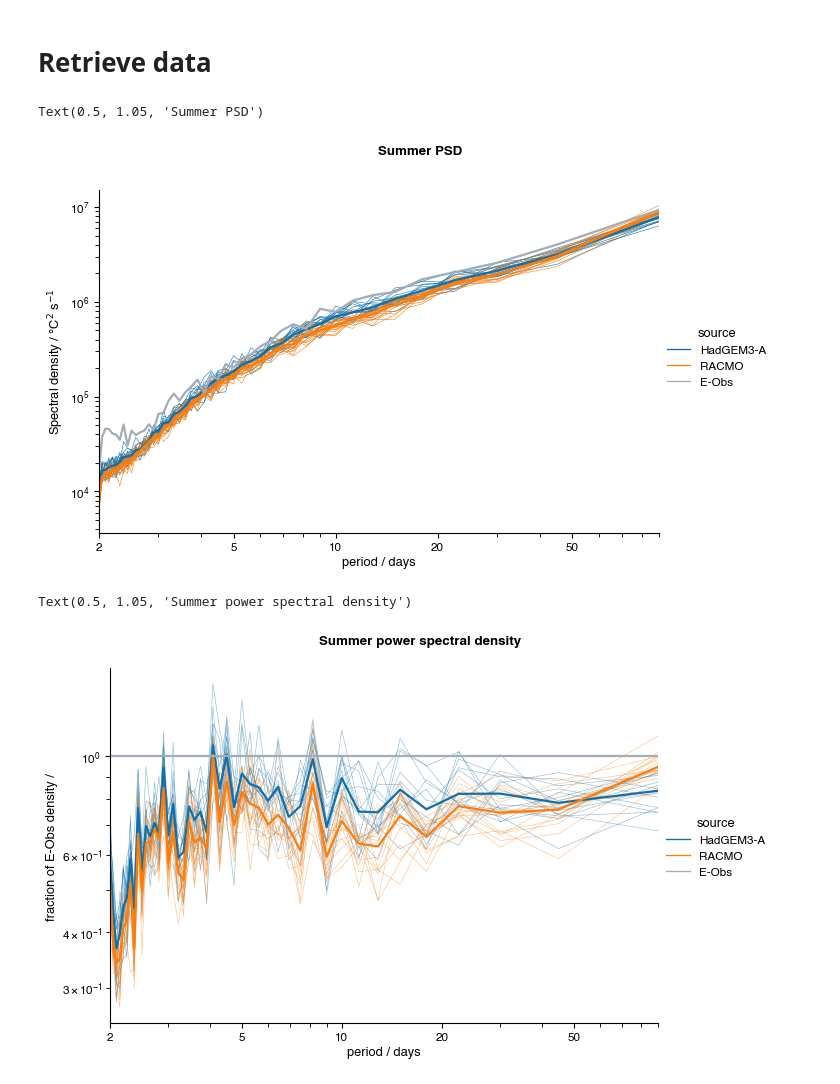
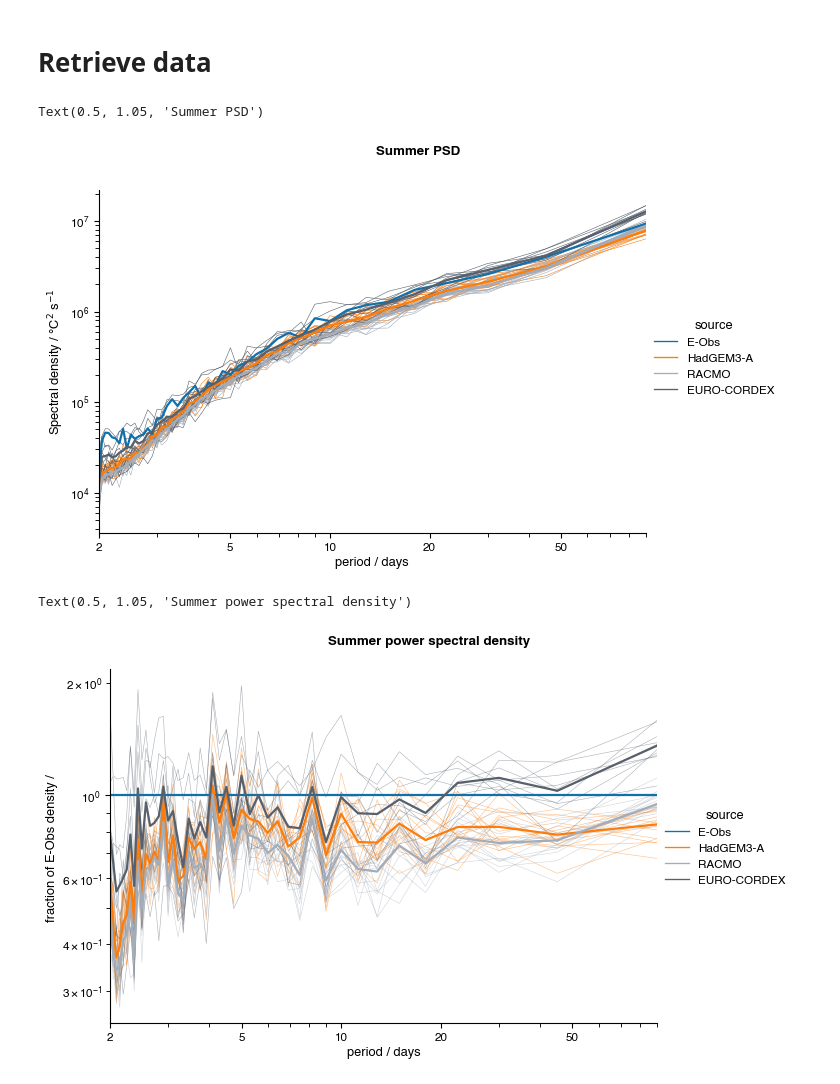
Before and after one commit to njleach/Ch1_EU-heatwave-2018, a Jupyter notebook: MultiModel-JJA-variability.ipynb, the cells around one changed output. Cells and saved outputs as stored; diff of their text form; code cells hidden in the pictures.

```diff
--- a/MultiModel-JJA-variability.ipynb
+++ b/MultiModel-JJA-variability.ipynb
@@ -142,6 +142,18 @@ def preproc_ts(ds):
 EObs = xr.open_mfdataset('/home/leachl/Documents/Attribution/BAMs_2018_Europe_summer/Reanalysis/E_Obs_BI_daily.nc',preprocess=preproc_ts).tg.to_dataframe().set_index('year',append=True).tg
 RACMO = xr.open_mfdataset('/media/leachl/TOSHIBA EXT/Nicks_Documents/Attribution_data/RACMO/TMEAN/BI_ts/MERGED.nc',preprocess=preproc_ts).t2m.to_dataframe().set_index('year',append=True).t2m
 CLIM = xr.open_mfdataset('/media/leachl/TOSHIBA EXT/Nicks_Documents/Attribution_data/soge-home/users/linc3691/HadGEM3A/BI_TMEAN_DAILY/BI_TMEAN_ENS.nc',preprocess=preproc_ts).tas.to_dataframe().set_index('year',append=True).tas
+
+## separate function to preprocess EUROCORDEX
+def preproc_ec_ts(ds):
+
+    ds = ds.copy()
+    record = int(ds.encoding['source'].split('_')[-1].split('.')[0])
+    ds = ds.expand_dims({'record':[record]}).rename(tasAdjust='t2m')
+    ds = preproc_ts(ds)
+    ds = ds.assign_coords(time=pd.to_datetime([x+'-01-01' for x in ds.time.dt.year.values.astype(str)])+pd.to_timedelta(ds.time.dt.dayofyear.values,unit='d'))
+    return ds.transpose('time',...)
+
+EC=xr.open_mfdataset('/media/leachl/TOSHIBA EXT/Nicks_Documents/Attribution_data/EUROCORDEX/TMEAN/BI_ts/tasAdjust_day_eu11bc_rcp45_*.nc',preprocess=preproc_ec_ts,combine='nested',concat_dim=['record']).t2m.to_dataframe().set_index('year',append=True).t2m
 # %%
 def compute_ps(x):
 
@@ -153,8 +165,9 @@ CLIM_ps = CLIM.groupby(['record','year']).apply(compute_ps).rename('t2m')
 EObs_ps = EObs.groupby(['year']).apply(compute_ps).rename('t2m')
 EObs_ps = pd.concat([EObs_ps],keys=[0],names=['record'])
 RACMO_ps = RACMO.groupby(['record','year']).apply(compute_ps).rename('t2m')
+EC_ps = EC.groupby(['record','year']).apply(compute_ps).rename('t2m')
 # %%
-ps_df = pd.concat([EObs_ps.reset_index(),CLIM_ps.reset_index(),RACMO_ps.reset_index()],keys=['E-Obs','HadGEM3-A','RACMO'],names=['source']).reset_index().drop('level_1',axis=1)
+ps_df = pd.concat([EObs_ps.reset_index(),CLIM_ps.reset_index(),RACMO_ps.reset_index(),EC_ps.reset_index()],keys=['E-Obs','HadGEM3-A','RACMO','EURO-CORDEX'],names=['source']).reset_index().drop('level_1',axis=1)
 # %%
 ps_ds = ps_df.set_index(['source','year','period','record']).to_xarray()
 # %%
@@ -162,10 +175,10 @@ ps_rel_df = (ps_ds.t2m/(ps_ds.sel(source='E-Obs',record=0).mean('year').t2m)).to
 # %%
 ps_df = pd.concat([ps_df.sort_values(['source','record','year','period']).reset_index(drop=True),ps_rel_df.sort_values(['source','record','year','period']).t2m.rename('fraction').reset_index(drop=True)],axis=1)
 # %%
-g=sn.relplot(data=ps_df,x='period',y='t2m',hue='source',hue_order=['HadGEM3-A','RACMO','E-Obs'],palette=palette1[:3],kind='line',ci=None,lw=2,aspect=1.5)
+g=sn.relplot(data=ps_df,x='period',y='t2m',hue='source',hue_order=['E-Obs','HadGEM3-A','RACMO','EURO-CORDEX'],palette=palette1[:4],kind='line',ci=None,lw=2,aspect=1.5)
 
 ## plot HadGEM ensemble
-sn.lineplot(data=ps_df.dropna(),x='period',y='t2m',hue='source',hue_order=['HadGEM3-A','RACMO','E-Obs'],palette=palette1[:3],ci=None,size='record',legend=False,sizes=(0.5,0.5),zorder=-1)
+sn.lineplot(data=ps_df.dropna(),x='period',y='t2m',hue='source',hue_order=['E-Obs','HadGEM3-A','RACMO','EURO-CORDEX'],palette=palette1[:4],ci=None,size='record',legend=False,sizes=(0.5,0.5),zorder=-1)
 
 g.set(xlim=(2,90),xscale='log',yscale='log',ylabel='Spectral density / \N{DEGREE SIGN}C$^2$ s$^{-1}$',xlabel='period / days')
 
@@ -179,23 +192,23 @@ g.fig.patch.set_facecolor('xkcd:white')
 g.fig.suptitle('Summer PSD',fontweight='bold',y=1.05)
 # %% [output]
 Text(0.5, 1.05, 'Summer PSD')
-[figure, old version]
+[figure, new version]
 # %%
-g=sn.relplot(data=ps_df,x='period',y='fraction',hue='source',hue_order=['HadGEM3-A','RACMO','E-Obs'],palette=palette1[:3],kind='line',ci=None,lw=2,aspect=1.5)
+g=sn.relplot(data=ps_df,x='period',y='fraction',hue='source',hue_order=['E-Obs','HadGEM3-A','RACMO','EURO-CORDEX'],palette=palette1[:4],kind='line',ci=None,lw=2,aspect=1.5)
 
 ## plot HadGEM ensemble
-sn.lineplot(data=ps_df.dropna(),x='period',y='fraction',hue='source',hue_order=['HadGEM3-A','RACMO','E-Obs'],palette=palette1[:3],ci=None,size='record',legend=False,sizes=(0.5,0.5),alpha=0.5,zorder=-1)
+sn.lineplot(data=ps_df.dropna(),x='period',y='fraction',hue='source',hue_order=['E-Obs','HadGEM3-A','RACMO','EURO-CORDEX'],palette=palette1[:4],ci=None,size='record',legend=False,sizes=(0.5,0.5),alpha=0.5,zorder=-1)
 
 g.set(xlim=(2,90),xscale='log',yscale='log',ylabel='fraction of E-Obs density / ',xlabel='period / days')
 
 ## set x ticks
 g.axes[0,0].set_xticks([2,5,10,20,50])
 g.axes[0,0].get_xaxis().set_major_formatter(matplotlib.ticker.ScalarFormatter())
 
 # figure layout
 g.fig.dpi=80
 g.fig.patch.set_facecolor('xkcd:white')
 g.fig.suptitle('Summer power spectral density',fontweight='bold',y=1.05)
 # %% [output]
 Text(0.5, 1.05, 'Summer power spectral density')
-[figure, old version]
+[figure, new version]
```
Also changed, not shown: 3 other files.
